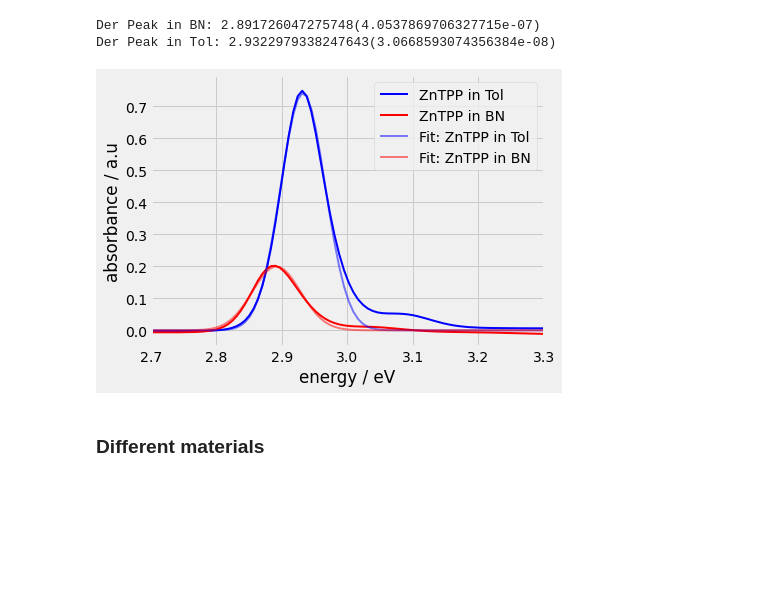
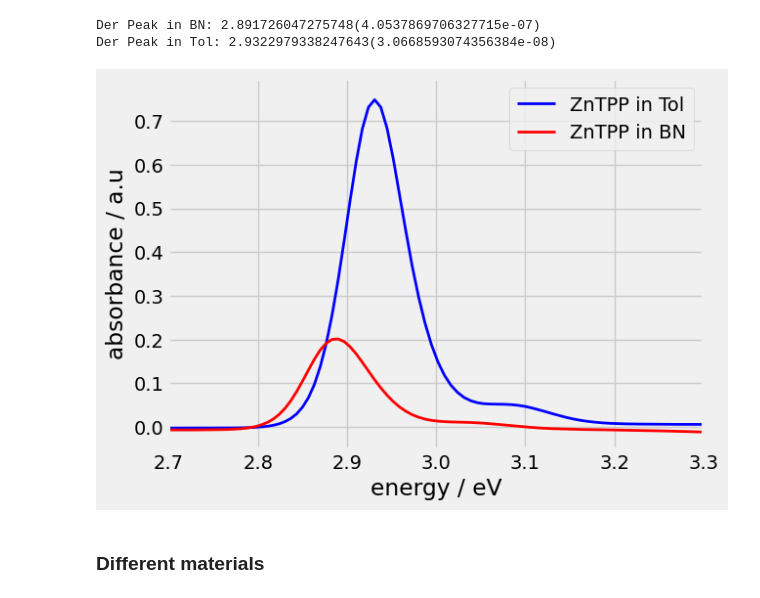
Before and after one commit to LeoausderDose/PPD, a Jupyter notebook: Versuch_TransienteAbsorption/Program/UVVISAbsorp.ipynb, the cells around one changed output. Drawn from its saved outputs; the diff is of its cells as text; code cells hidden in the pictures; blank space fills up the shorter version.

```diff
--- a/Versuch_TransienteAbsorption/Program/UVVISAbsorp.ipynb
+++ b/Versuch_TransienteAbsorption/Program/UVVISAbsorp.ipynb
@@ -202,27 +202,27 @@ Der Peak in Tol: 2.9322979338247643(3.0668593074356384e-08)
 # %%
 # ZnTPP different solvent zoom
 breit = 17/2.54
 plt.figure(figsize=(breit, breit/np.sqrt(2)))
 #plt.plot(df['eV'], df.iloc[:,1], marker = None, label = 'Tol')
 plt.plot(df['eV'], df.iloc[:,3], marker = None, color = 'b', label = 'ZnTPP in Tol')
 plt.plot(df['eV'], df.iloc[:,7], marker = None, color = 'r', label = 'ZnTPP in BN')
-plt.plot(df['eV'], fitZnTPPinTol, marker = None,color = 'b', alpha = 0.5, label = 'Fit: ZnTPP in Tol')
-plt.plot(df['eV'], fitZnTPPinBN, marker = None, color = 'r', alpha = 0.5, label = 'Fit: ZnTPP in BN')
+# plt.plot(df['eV'], fitZnTPPinTol, marker = None,color = 'b', alpha = 0.5, label = 'Fit: ZnTPP in Tol')
+# plt.plot(df['eV'], fitZnTPPinBN, marker = None, color = 'r', alpha = 0.5, label = 'Fit: ZnTPP in BN')
 #plt.plot(df['eV'], fitZnTPPinTol_2, marker = None, label = 'Fit2: ZnTPP in Tol')
 
 plt.xlabel('energy / eV')
 plt.ylabel('absorbance / a.u')
 plt.legend()
 
 plt.xlim(2.7,3.3)
 plt.ylim(-0.05,)
 
 plt.tight_layout()
 
-
+# plt.savefig('ZnTPPinBNTol.pdf')
 plt.show()
 # %% [output]
-[figure, old version]
+[figure, new version]
 # %% [markdown]
 ### Different materials
 # %%
```
Also changed, not shown: parts of 10 cells of this notebook, 3 other files.
